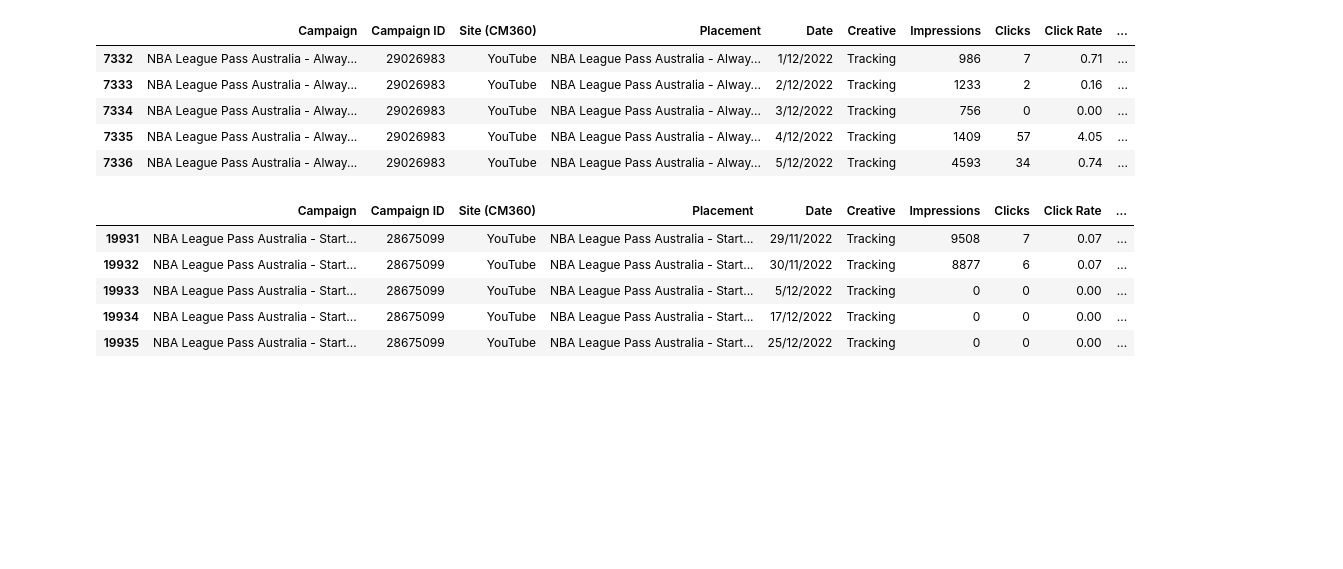
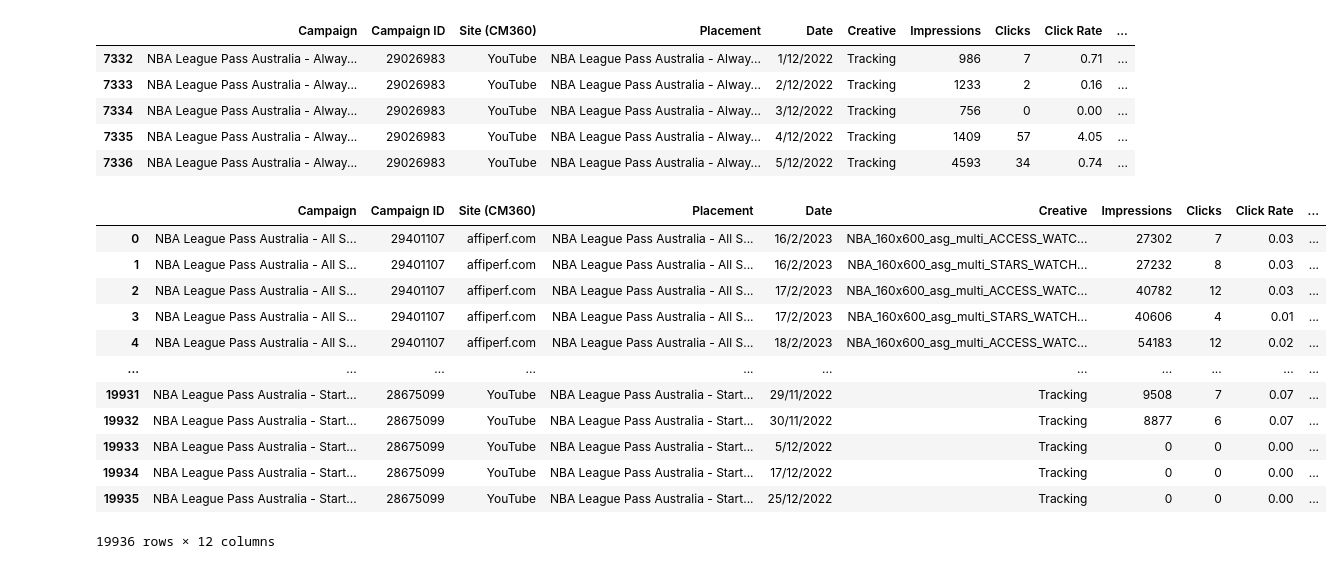
Before and after one commit to rossgarner/Paid-Marketing-Analytics, a Jupyter notebook: AU FY23 Campaign Analysis.ipynb, the cells around one changed output. Saved outputs shown, nothing was run; the diff lists cells and outputs as text; code cells hidden in the pictures; blank space fills up the shorter version.

```diff
--- a/AU FY23 Campaign Analysis.ipynb
+++ b/AU FY23 Campaign Analysis.ipynb
@@ -226,12 +205,20 @@ campaign_df_site_youtube.head()
 | 7334 | NBA League Pass Australia - Alway... | 29026983 | YouTube | NBA League Pass Australia - Alway... | 3/12/2022 | Tracking | 756 | 0 | 0.00 | ... |
 | 7335 | NBA League Pass Australia - Alway... | 29026983 | YouTube | NBA League Pass Australia - Alway... | 4/12/2022 | Tracking | 1409 | 57 | 4.05 | ... |
 | 7336 | NBA League Pass Australia - Alway... | 29026983 | YouTube | NBA League Pass Australia - Alway... | 5/12/2022 | Tracking | 4593 | 34 | 0.74 | ... |
-# %%
-campaign_df_site_youtube.tail()
-# %% [output]
-|  | Campaign | Campaign ID | Site (CM360) | Placement | Date | Creative | Impressions | Clicks | Click Rate | ... |
-| 19931 | NBA League Pass Australia - Start... | 28675099 | YouTube | NBA League Pass Australia - Start... | 29/11/2022 | Tracking | 9508 | 7 | 0.07 | ... |
-| 19932 | NBA League Pass Australia - Start... | 28675099 | YouTube | NBA League Pass Australia - Start... | 30/11/2022 | Tracking | 8877 | 6 | 0.07 | ... |
-| 19933 | NBA League Pass Australia - Start... | 28675099 | YouTube | NBA League Pass Australia - Start... | 5/12/2022 | Tracking | 0 | 0 | 0.00 | ... |
-| 19934 | NBA League Pass Australia - Start... | 28675099 | YouTube | NBA League Pass Australia - Start... | 17/12/2022 | Tracking | 0 | 0 | 0.00 | ... |
-| 19935 | NBA League Pass Australia - Start... | 28675099 | YouTube | NBA League Pass Australia - Start... | 25/12/2022 | Tracking | 0 | 0 | 0.00 | ... |
+# %%
+capaign_df_cleaned_row_reindex = pd.concat([campaign_df, campaign_df_site_youtube], ignore_index=True) #join the two dfs
+capaign_df_cleaned_row_reindex
+# %% [output]
+|  | Campaign | Campaign ID | Site (CM360) | Placement | Date | Creative | Impressions | Clicks | Click Rate | ... |
+| 0 | NBA League Pass Australia - All S... | 29401107 | affiperf.com | NBA League Pass Australia - All S... | 16/2/2023 | NBA_160x600_asg_multi_ACCESS_WATC... | 27302 | 7 | 0.03 | ... |
+| 1 | NBA League Pass Australia - All S... | 29401107 | affiperf.com | NBA League Pass Australia - All S... | 16/2/2023 | NBA_160x600_asg_multi_STARS_WATCH... | 27232 | 8 | 0.03 | ... |
+| 2 | NBA League Pass Australia - All S... | 29401107 | affiperf.com | NBA League Pass Australia - All S... | 17/2/2023 | NBA_160x600_asg_multi_ACCESS_WATC... | 40782 | 12 | 0.03 | ... |
+| 3 | NBA League Pass Australia - All S... | 29401107 | affiperf.com | NBA League Pass Australia - All S... | 17/2/2023 | NBA_160x600_asg_multi_STARS_WATCH... | 40606 | 4 | 0.01 | ... |
+| 4 | NBA League Pass Australia - All S... | 29401107 | affiperf.com | NBA League Pass Australia - All S... | 18/2/2023 | NBA_160x600_asg_multi_ACCESS_WATC... | 54183 | 12 | 0.02 | ... |
+| ... | ... | ... | ... | ... | ... | ... | ... | ... | ... | ... |
+| 19931 | NBA League Pass Australia - Start... | 28675099 | YouTube | NBA League Pass Australia - Start... | 29/11/2022 | Tracking | 9508 | 7 | 0.07 | ... |
+| 19932 | NBA League Pass Australia - Start... | 28675099 | YouTube | NBA League Pass Australia - Start... | 30/11/2022 | Tracking | 8877 | 6 | 0.07 | ... |
+| 19933 | NBA League Pass Australia - Start... | 28675099 | YouTube | NBA League Pass Australia - Start... | 5/12/2022 | Tracking | 0 | 0 | 0.00 | ... |
+| 19934 | NBA League Pass Australia - Start... | 28675099 | YouTube | NBA League Pass Australia - Start... | 17/12/2022 | Tracking | 0 | 0 | 0.00 | ... |
+| 19935 | NBA League Pass Australia - Start... | 28675099 | YouTube | NBA League Pass Australia - Start... | 25/12/2022 | Tracking | 0 | 0 | 0.00 | ... |
+19936 rows × 12 columns
```
Also changed, not shown: parts of 4 cells of this notebook.
